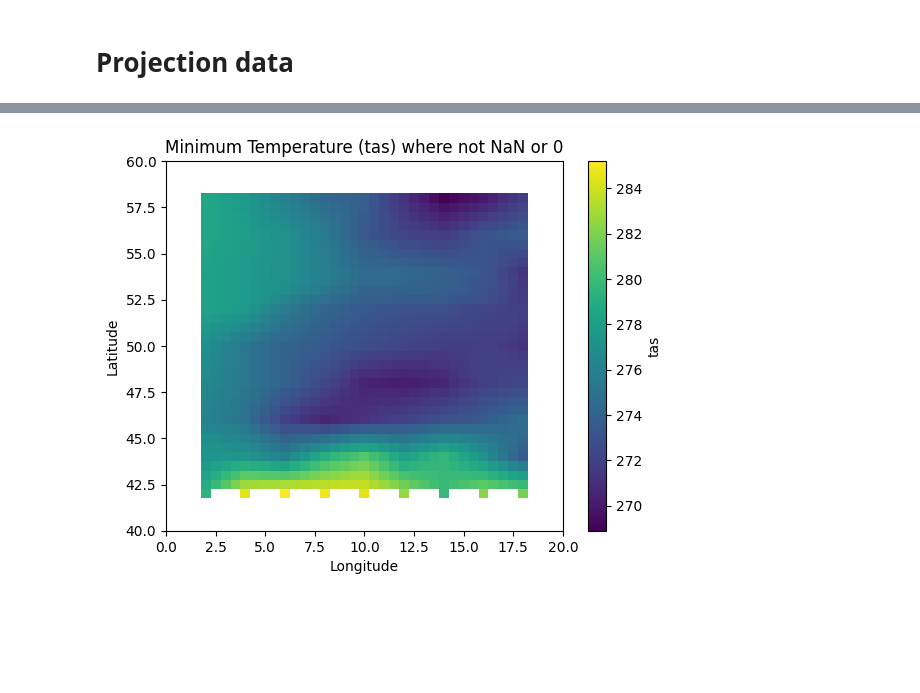
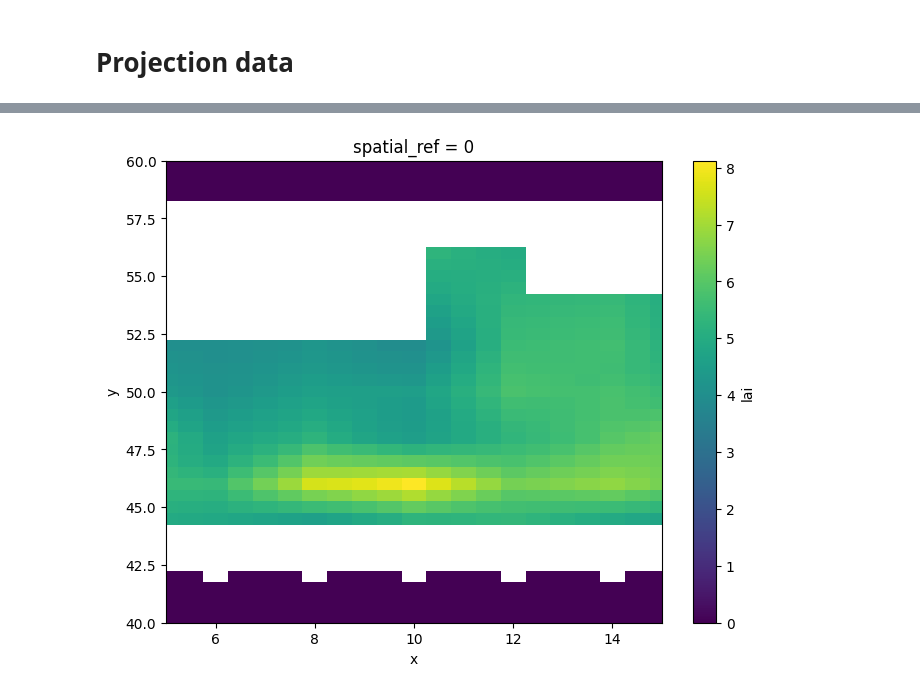
Before and after one commit to JohannaTrost/MSC24-WBM, a Jupyter notebook: ProjectionData.ipynb, the cells around one changed output, grey strips where cells are left out. Saved outputs shown, nothing was run; the diff lists cells and outputs as text; code cells hidden in the pictures; blank space fills up the shorter version.

```diff
--- a/ProjectionData.ipynb
+++ b/ProjectionData.ipynb
@@ -5,3 +14,5 @@ import xarray as xr
 # %%
-TempProj = xr.open_dataset('/Volumes/Camtasia/projections/tas_CentralEurope_0.5x0.5degrees_downscaled.nc')
-LaiProj = xr.open_dataset('/Volumes/Camtasia/projections/lai_CentralEurope_0.5x0.5degrees_downscaled.nc')
+TempProj = rioxarray.open_rasterio('/Volumes/Camtasia/projections/tas_CentralEurope_0.5x0.5degrees_downscaled.nc')
+LaiProj = rioxarray.open_rasterio('/Volumes/Camtasia/projections/lai_CentralEurope_0.5x0.5degrees_downscaled.nc')
+PrecProj = rioxarray.open_rasterio('/Volumes/Camtasia/projections/pr_CentralEurope_0.5x0.5degrees_downscaled.nc')
+RadProj = rioxarray.open_rasterio('/Volumes/Camtasia/projections/rls_CentralEurope_0.5x0.5degrees_downscaled.nc')
@@ -59,20 +153,11 @@ TempProj['tas'].min(dim='time').plot()
-# %%
-import matplotlib.pyplot as plt
-
-# Filter out NaN or 0 values from tas
-filtered_tas = TempProj['tas'].min(dim='time').where((TempProj['tas'].min(dim='time') != 0) & (~TempProj['tas'].min(dim='time').isnull()))
-
-# Plot the filtered data
-filtered_tas.plot()
-
-# Add title and labels
-plt.title('Minimum Temperature (tas) where not NaN or 0')
-plt.ylim(40,60)
-plt.xlim(0,20)
-plt.xlabel('Longitude')
-plt.ylabel('Latitude')
-
-# Show the plot
-plt.show()
-# %% [output]
-[figure, removed]
+# %%
+plt.figure(figsize=(8, 6))
+LaiProj.max(dim='time').plot()
+
+# Set the limits for y-axis and x-axis
+plt.ylim([40, 60])  # Set the limits for y-axis
+plt.xlim([5, 15])  # Set the limits for x-axis
+
+plt.show()
+# %% [output]
+[figure, added]
```
Also changed, not shown: parts of 29 cells of this notebook, 4 other files.
